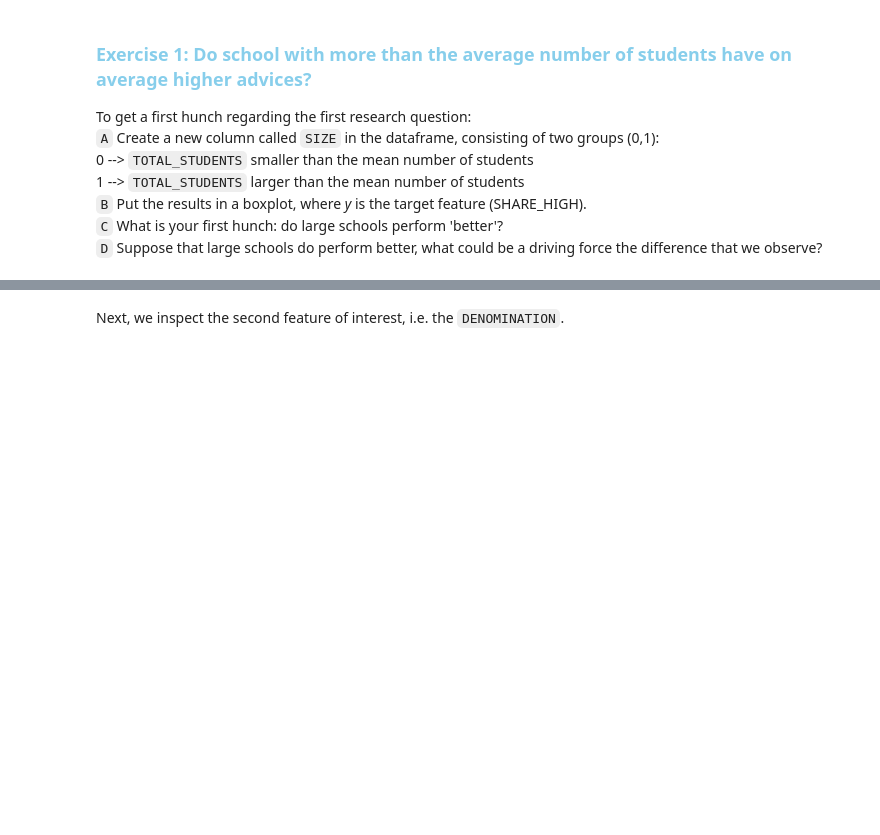
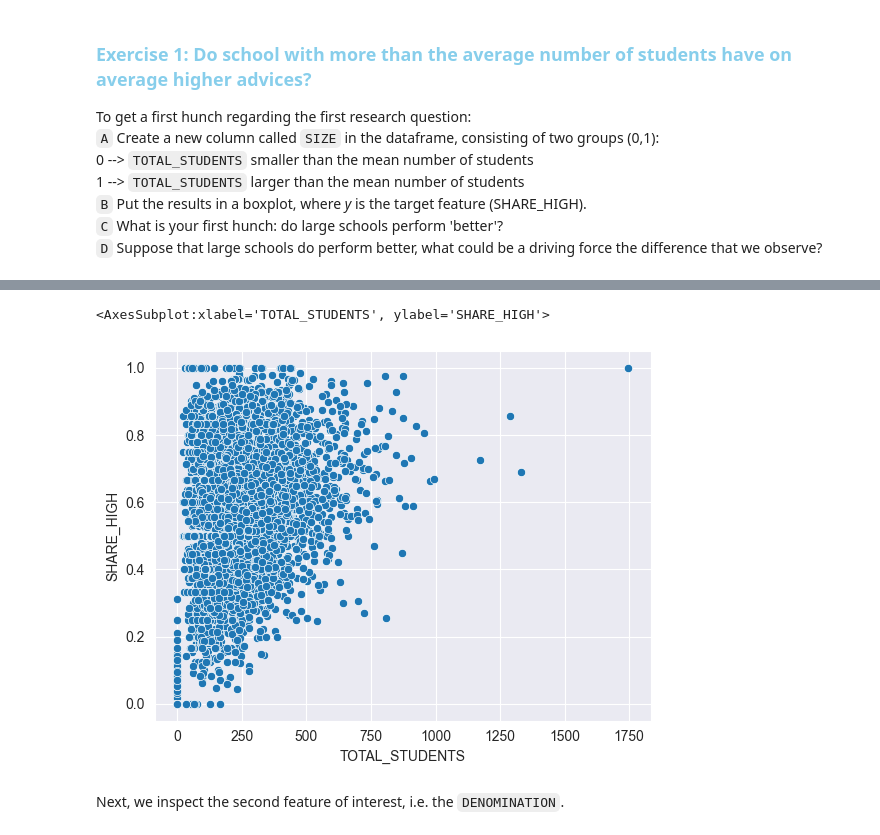
Before and after one commit to hjdeheer/TPM34A_Lab, a Jupyter notebook: Lab_sessions/lab_session_03/lab_session_03.ipynb, the cells around one changed output, grey strips where cells are left out. Drawn from its saved outputs; the diff is of its cells as text; code cells hidden in the pictures; blank space fills up the shorter version.

```diff
--- a/Lab_sessions/lab_session_03/lab_session_03.ipynb
+++ b/Lab_sessions/lab_session_03/lab_session_03.ipynb
@@ -148,2 +170,7 @@ To get a first hunch regarding the first research question:<br>
+# %%
+sns.scatterplot(data=df_schools, x='TOTAL_STUDENTS', y = 'SHARE_HIGH')
+# %% [output]
+<AxesSubplot:xlabel='TOTAL_STUDENTS', ylabel='SHARE_HIGH'>
+[figure, added]
 # %% [markdown]
 Next, we inspect the second feature of interest, i.e. the `DENOMINATION`.
```
Also changed, not shown: parts of 29 cells of this notebook, 1 other file.
